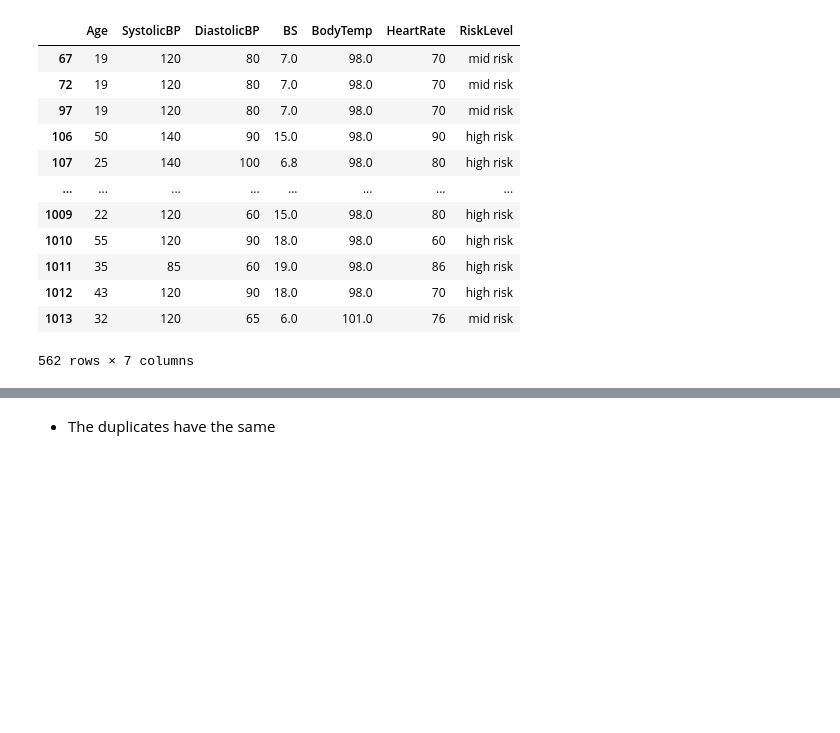
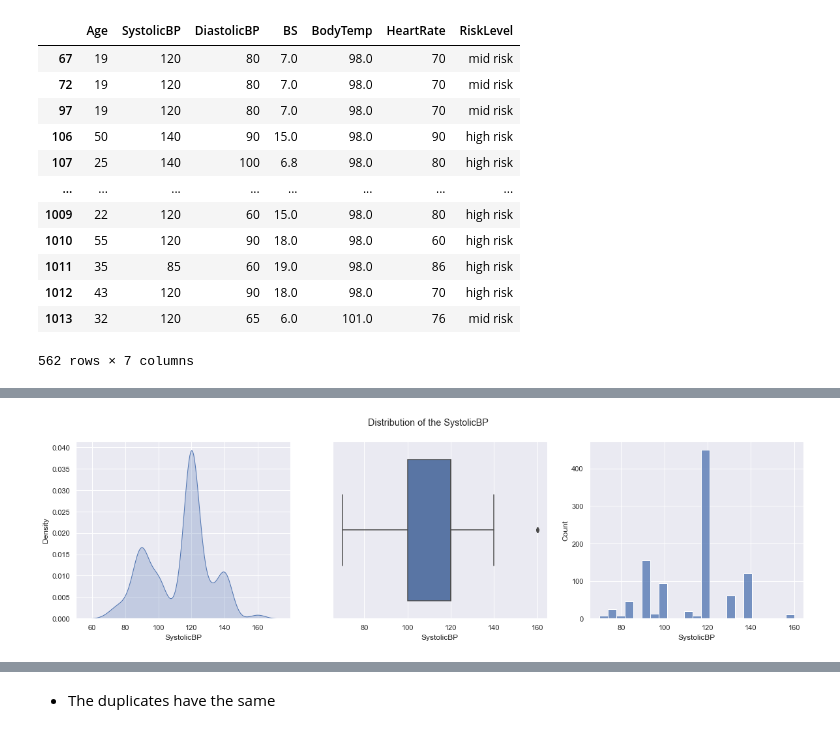
Before and after one commit to sekhrianchal6/Maternal-health-risk-prediction, a Jupyter notebook: Arima_Preprocessing.ipynb, the cells around one changed output, grey strips where cells are left out. Cells and saved outputs as stored; diff of their text form; code cells hidden in the pictures; blank space fills up the shorter version.

```diff
--- a/Arima_Preprocessing.ipynb
+++ b/Arima_Preprocessing.ipynb
@@ -58,0 +89,4 @@ data.loc[data.duplicated(), :]
+# %%
+plot_distrbution(df=df_with_duplicate, column='SystolicBP')
+# %% [output]
+[figure, added]
```
Also changed, not shown: parts of 20 cells of this notebook.
